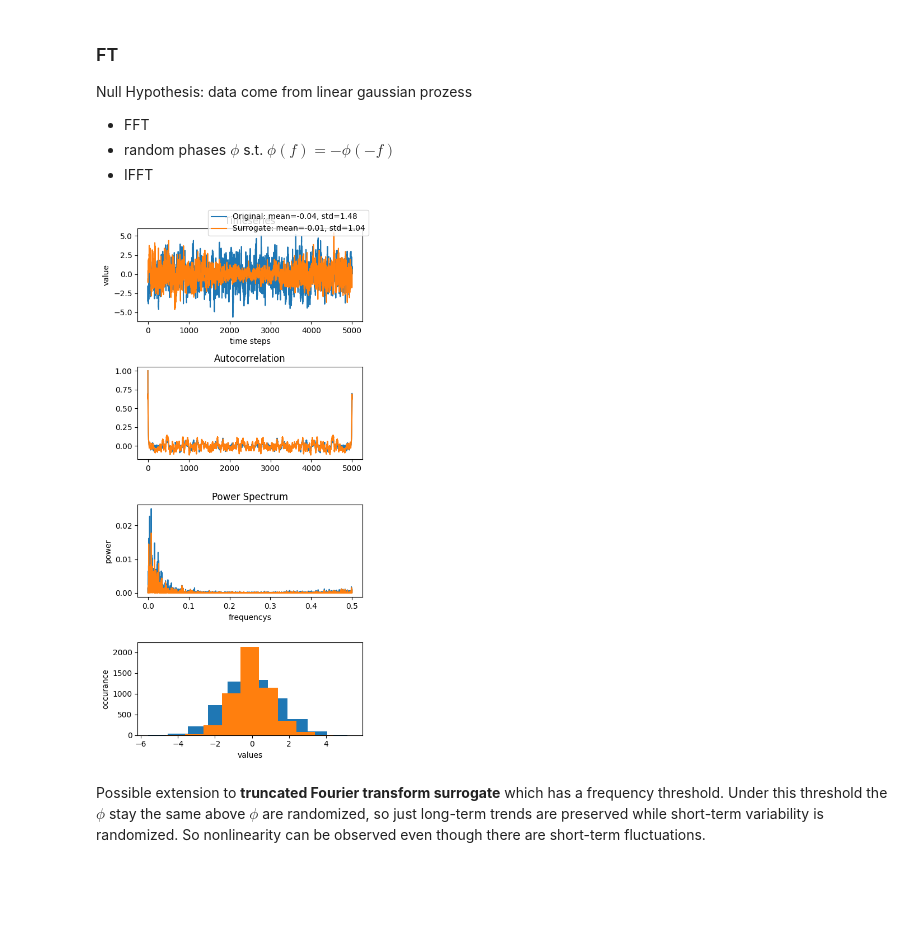
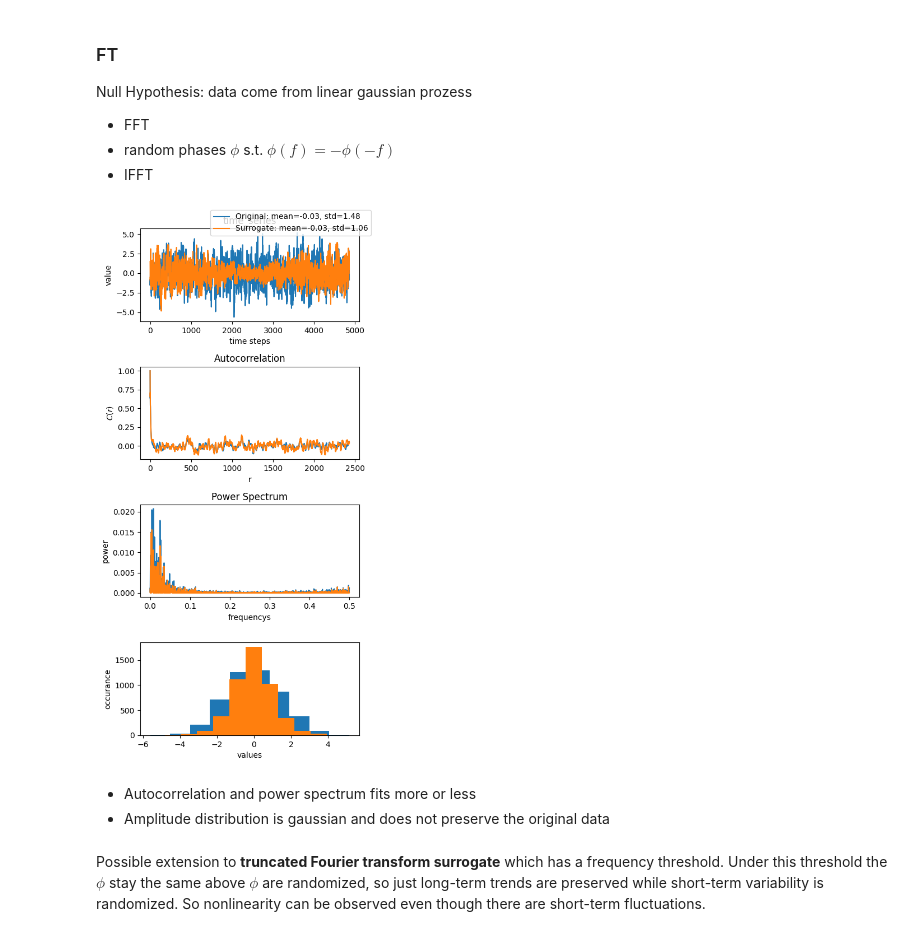
Before and after one commit to LucaGawa/Surrogates, a Jupyter notebook: surrogates.ipynb, the cells around one changed output. Cells and saved outputs as stored; diff of their text form; code cells hidden in the pictures; blank space fills up the shorter version.

```diff
--- a/surrogates.ipynb
+++ b/surrogates.ipynb
@@ -46,21 +49,29 @@ let $\mathcal{F}$ be the space of considered processes and $\mathcal{F}_\phi \su
 from pytisean import tiseano, tiseanio
 import numpy as np
 import matplotlib.pyplot as plt
-import scipy.signal as ss
+# import scipy.signal as ss
+import time
+# import pandas as pd
 
 def autocorrelation(x):
     # -p for periodic continuation
-    result, msg = tiseanio('/home/luca/bin/autocor', '-p', data=x, silent=True)
-    return result[:,1]
+    n = len(x)
+    result, msg = tiseanio('autocor', '-p', data=x, silent=True)
+    return result[:n//2,1]
 
 def powerspektrum(x):
-    result, msg = tiseanio('/home/luca/bin/spectrum', data=x, silent=True)
+    result, msg = tiseanio('spectrum', data=x, silent=True)
     return result[:,0], result[:,1]
+# %%
+def match_signal(time_series):
+    endtoend, msg = tiseanio('endtoend', data=ar2_data, silent=True)
+    truncate_sig, msg = tiseanio('choose', f'-x{endtoend["offset"]}', f'-l{endtoend["length"]}', data=time_series, silent=True)
+    return truncate_sig
 # %%
-# # creating an AR2 Timeseries
+# # creating an AR2 time_series
 parameter = np.array([1,0.33,0.5,1])
 
-ar2_data, msg = tiseanio('/home/luca/bin/ar-run', '-l5000', '-p2', data=[1,0.33,0.5,1]
+ar2_data, msg = tiseanio('ar-run', '-l5000', '-p2', data=[1,0.33,0.5,1]
 , silent=True)
 
 def plot_surrogates(time_series, surrogate_method):
@@ -71,7 +82,7 @@ def plot_surrogates(time_series, surrogate_method):
     std = np.std(time_series)
     mean_surrogate = np.mean(time_series_surrogate)
     std_surrogate = np.std(time_series_surrogate)
-    axs[0].set_title("Timeseries")
+    axs[0].set_title("time_series")
     axs[0].plot(time_series, label=f"Original: mean={mean:.2f}, std={std:.2f}")
     axs[0].plot(time_series_surrogate, label=f"Surrogate: mean={mean_surrogate:.2f}, std={std_surrogate:.2f}")
     axs[0].set_xlabel("time steps")
@@ -79,6 +90,8 @@ def plot_surrogates(time_series, surrogate_method):
     axs[1].set_title("Autocorrelation")
     axs[1].plot(autocorrelation(time_series))
     axs[1].plot(autocorrelation(time_series_surrogate))
+    axs[1].set_xlabel("r")
+    axs[1].set_ylabel("$C(r)$")
     axs[2].set_title("Power Spectrum")
     f, Pxx = powerspektrum(time_series) # calculate power spectrum
     axs[2].plot(f, Pxx)
@@ -193,31 +207,32 @@ Null Hypothesis: data come from linear gaussian prozess
 - random phases $\phi$ s.t. $\phi(f)=-\phi(-f)$
 - IFFT
 # %%
-def FS_phase(timeseries):
-    ft = np.fft.fft(timeseries)
+def FT(time_series):
+    ft = np.fft.fft(time_series)
     phase = np.angle(ft) #phase of the complex fourier values
     # print(np.imag(ft))
     amp = np.abs(ft) # amplitudes of the complex fourier values
     # print(amp)
 
     n = len(ft)
     # constrained that phi(f) = -phi(-f) that ifft is real
     if n % 2 == 0:
         half_phase = np.random.uniform(0,2*np.pi, n//2)
         phase = np.append(half_phase, -np.flip(half_phase))
     else:
         half_phase = np.random.uniform(0,2*np.pi, n//2+1)
         phase = np.append(0, np.append(half_phase[:-1], np.append([half_phase[-1]], -np.flip(half_phase[:-1]))))
 
-    # amp
-    # amp = np.append(0,amp)
     value = np.fft.ifft( amp* np.exp(phase*1j))
-    # print(value)
     return np.real(value) # todo img actually not zero
 
-plot_surrogates(ar2_data, FS_phase)
+ar2_data_truncate = match_signal(ar2_data)
+plot_surrogates(ar2_data_truncate, FT)
 # %% [output]
-[figure, old version]
+[figure, new version]
+# %% [markdown]
+- Autocorrelation and power spectrum fits more or less
+- Amplitude distribution is gaussian and does not preserve the original data
 # %% [markdown]
 Possible extension to **truncated Fourier transform surrogate** which has a frequency threshold. Under this threshold the $\phi$ stay the same above $\phi$ are randomized, so just long-term trends are preserved while short-term variability is randomized. So nonlinearity can be observed even though there are short-term fluctuations.
 # %% [markdown]
```
Also changed, not shown: parts of 21 cells of this notebook.
